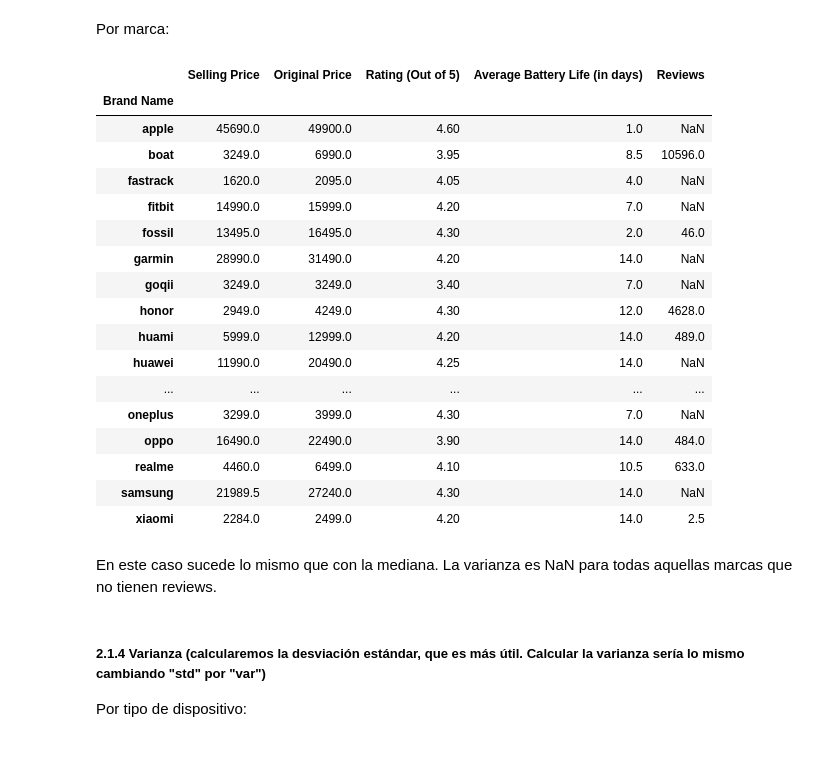
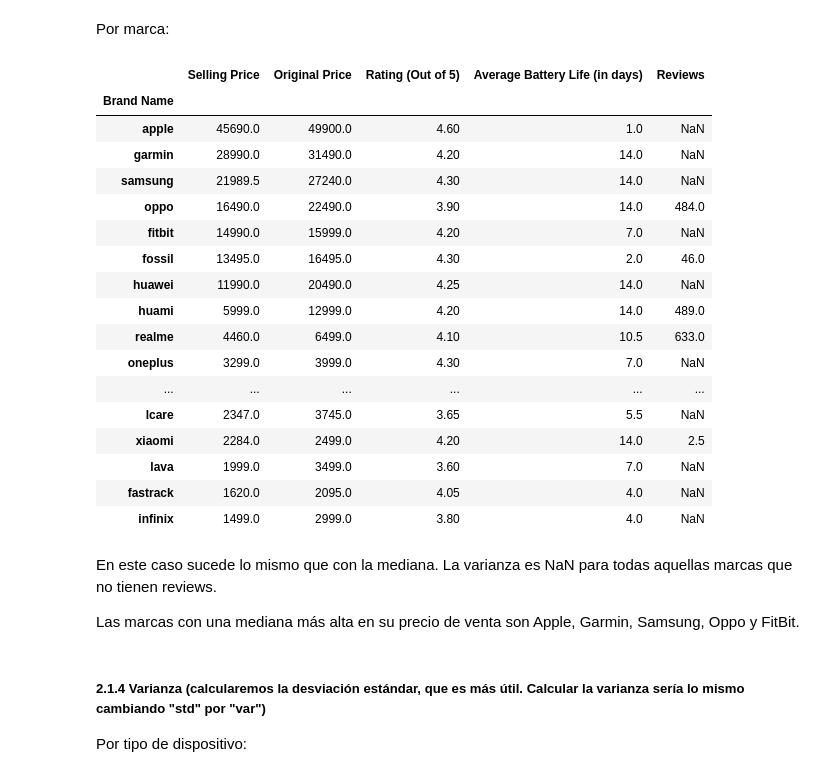
Before and after one commit to afercaceres/Fitness_Trackers, a Jupyter notebook: practica_python.ipynb, the cells around one changed output. Drawn from its saved outputs; the diff is of its cells as text; code cells hidden in the pictures.

```diff
--- a/practica_python.ipynb
+++ b/practica_python.ipynb
@@ -345,29 +367,31 @@ Se observa que la mediana de las reviews de los Smartwatches sobre precio medio
 # %% [markdown]
 Por marca:
 # %%
-datosMarca = datos[["Brand Name", "Selling Price", "Original Price", "Rating (Out of 5)", "Average Battery Life (in days)", "Reviews"]].groupby("Brand Name").median()
+datosMarca = datos[["Brand Name", "Selling Price", "Original Price", "Rating (Out of 5)", "Average Battery Life (in days)", "Reviews"]].groupby("Brand Name").median().sort_values(by=["Selling Price"], ascending = False)
 datosMarca
 # %% [output]
 |  | Selling Price | Original Price | Rating (Out of 5) | Average Battery Life (in days) | Reviews |
 | Brand Name |  |  |  |  |  |
 | apple | 45690.0 | 49900.0 | 4.60 | 1.0 | NaN |
-| boat | 3249.0 | 6990.0 | 3.95 | 8.5 | 10596.0 |
-| fastrack | 1620.0 | 2095.0 | 4.05 | 4.0 | NaN |
+| garmin | 28990.0 | 31490.0 | 4.20 | 14.0 | NaN |
+| samsung | 21989.5 | 27240.0 | 4.30 | 14.0 | NaN |
+| oppo | 16490.0 | 22490.0 | 3.90 | 14.0 | 484.0 |
 | fitbit | 14990.0 | 15999.0 | 4.20 | 7.0 | NaN |
 | fossil | 13495.0 | 16495.0 | 4.30 | 2.0 | 46.0 |
-| garmin | 28990.0 | 31490.0 | 4.20 | 14.0 | NaN |
-| goqii | 3249.0 | 3249.0 | 3.40 | 7.0 | NaN |
-| honor | 2949.0 | 4249.0 | 4.30 | 12.0 | 4628.0 |
+| huawei | 11990.0 | 20490.0 | 4.25 | 14.0 | NaN |
 | huami | 5999.0 | 12999.0 | 4.20 | 14.0 | 489.0 |
-| huawei | 11990.0 | 20490.0 | 4.25 | 14.0 | NaN |
+| realme | 4460.0 | 6499.0 | 4.10 | 10.5 | 633.0 |
+| oneplus | 3299.0 | 3999.0 | 4.30 | 7.0 | NaN |
 | ... | ... | ... | ... | ... | ... |
-| oneplus | 3299.0 | 3999.0 | 4.30 | 7.0 | NaN |
-| oppo | 16490.0 | 22490.0 | 3.90 | 14.0 | 484.0 |
-| realme | 4460.0 | 6499.0 | 4.10 | 10.5 | 633.0 |
-| samsung | 21989.5 | 27240.0 | 4.30 | 14.0 | NaN |
+| lcare | 2347.0 | 3745.0 | 3.65 | 5.5 | NaN |
 | xiaomi | 2284.0 | 2499.0 | 4.20 | 14.0 | 2.5 |
+| lava | 1999.0 | 3499.0 | 3.60 | 7.0 | NaN |
+| fastrack | 1620.0 | 2095.0 | 4.05 | 4.0 | NaN |
+| infinix | 1499.0 | 2999.0 | 3.80 | 4.0 | NaN |
 # %% [markdown]
 En este caso sucede lo mismo que con la mediana. La varianza es NaN para todas aquellas marcas que no tienen reviews.
+
+Las marcas con una mediana más alta en su precio de venta son Apple, Garmin, Samsung, Oppo y FitBit.
 # %% [markdown]
 ##### 2.1.4 Varianza (calcularemos la desviación estándar, que es más útil. Calcular la varianza sería lo mismo cambiando "std" por "var")
 
```
Also changed, not shown: parts of 25 cells of this notebook.
